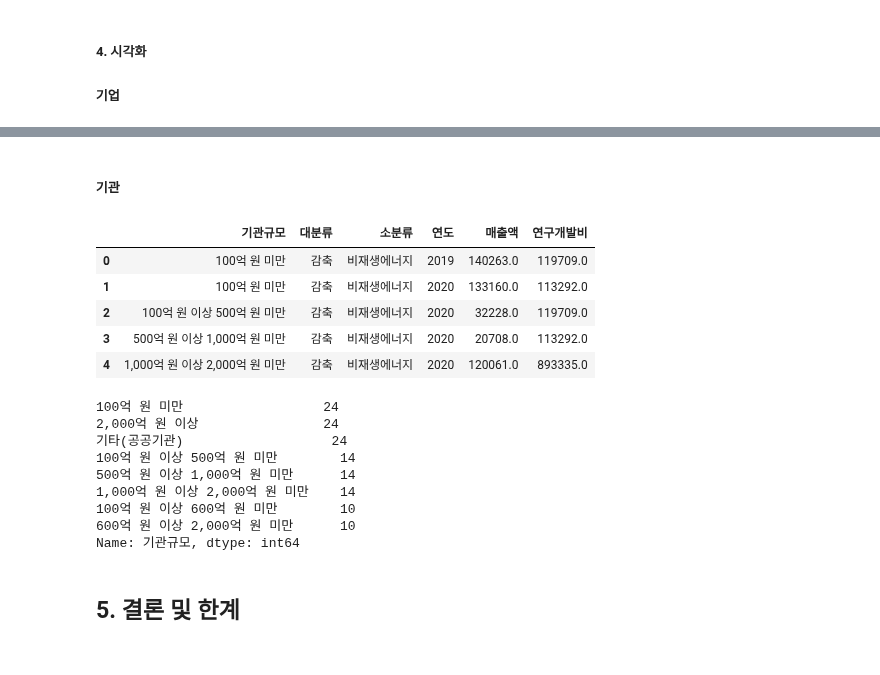
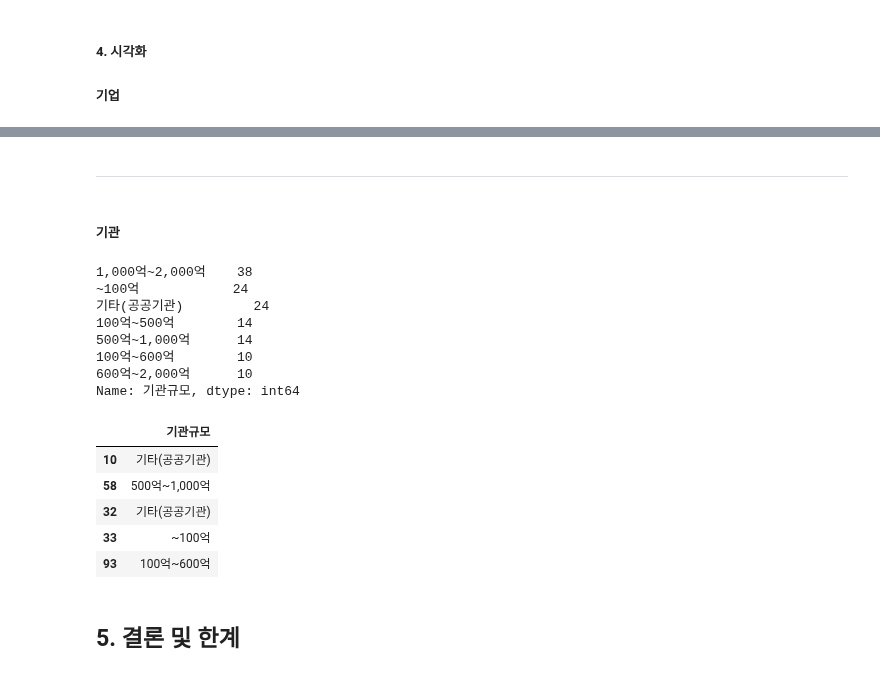
Before and after one commit to nuyhc/Mini_Project, a Jupyter notebook: 4. V_CTI_CN/v_cti_cn.ipynb, the cells around one changed output, grey strips where cells are left out. Drawn from its saved outputs; the diff is of its cells as text; code cells hidden in the pictures.

Commit message:
data edit

```diff
--- a/4. V_CTI_CN/v_cti_cn.ipynb
+++ b/4. V_CTI_CN/v_cti_cn.ipynb
@@ -596,3 +638,6 @@ df_inst_sr.to_csv("data/inst_sr.csv", index=False)
+# %%
+df_corp_sr = pd.read_csv("data/corp_sr.csv")
+df_inst_sr = pd.read_csv("data/inst_sr.csv")
 # %% [markdown]
 ##### 4. 시각화
 ##### 기업
@@ -615,23 +681,24 @@ fig.show()
+# %% [markdown]
+---
 # %% [markdown]
 ##### 기관
-# %%
-df_inst_sr.head()
-# %% [output]
-|  | 기관규모 | 대분류 | 소분류 | 연도 | 매출액 | 연구개발비 |
-| 0 | 100억 원 미만 | 감축 | 비재생에너지 | 2019 | 140263.0 | 119709.0 |
-| 1 | 100억 원 미만 | 감축 | 비재생에너지 | 2020 | 133160.0 | 113292.0 |
-| 2 | 100억 원 이상 500억 원 미만 | 감축 | 비재생에너지 | 2020 | 32228.0 | 119709.0 |
-| 3 | 500억 원 이상 1,000억 원 미만 | 감축 | 비재생에너지 | 2020 | 20708.0 | 113292.0 |
-| 4 | 1,000억 원 이상 2,000억 원 미만 | 감축 | 비재생에너지 | 2020 | 120061.0 | 893335.0 |
 # %%
 df_inst_sr["기관규모"].value_counts()
 # %% [output]
-100억 원 미만                  24
-2,000억 원 이상                24
-기타(공공기관)                   24
-100억 원 이상 500억 원 미만        14
-500억 원 이상 1,000억 원 미만      14
-1,000억 원 이상 2,000억 원 미만    14
-100억 원 이상 600억 원 미만        10
-600억 원 이상 2,000억 원 미만      10
+1,000억~2,000억    38
+~100억            24
+기타(공공기관)         24
+100억~500억        14
+500억~1,000억      14
+100억~600억        10
+600억~2,000억      10
 Name: 기관규모, dtype: int64
+# %%
+df_inst_sr.sample(5)
+# %% [output]
+|  | 기관규모 |
+| 10 | 기타(공공기관) |
+| 58 | 500억~1,000억 |
+| 32 | 기타(공공기관) |
+| 33 | ~100억 |
+| 93 | 100억~600억 |
```
Also changed, not shown: parts of 24 cells of this notebook, 1 other file.
